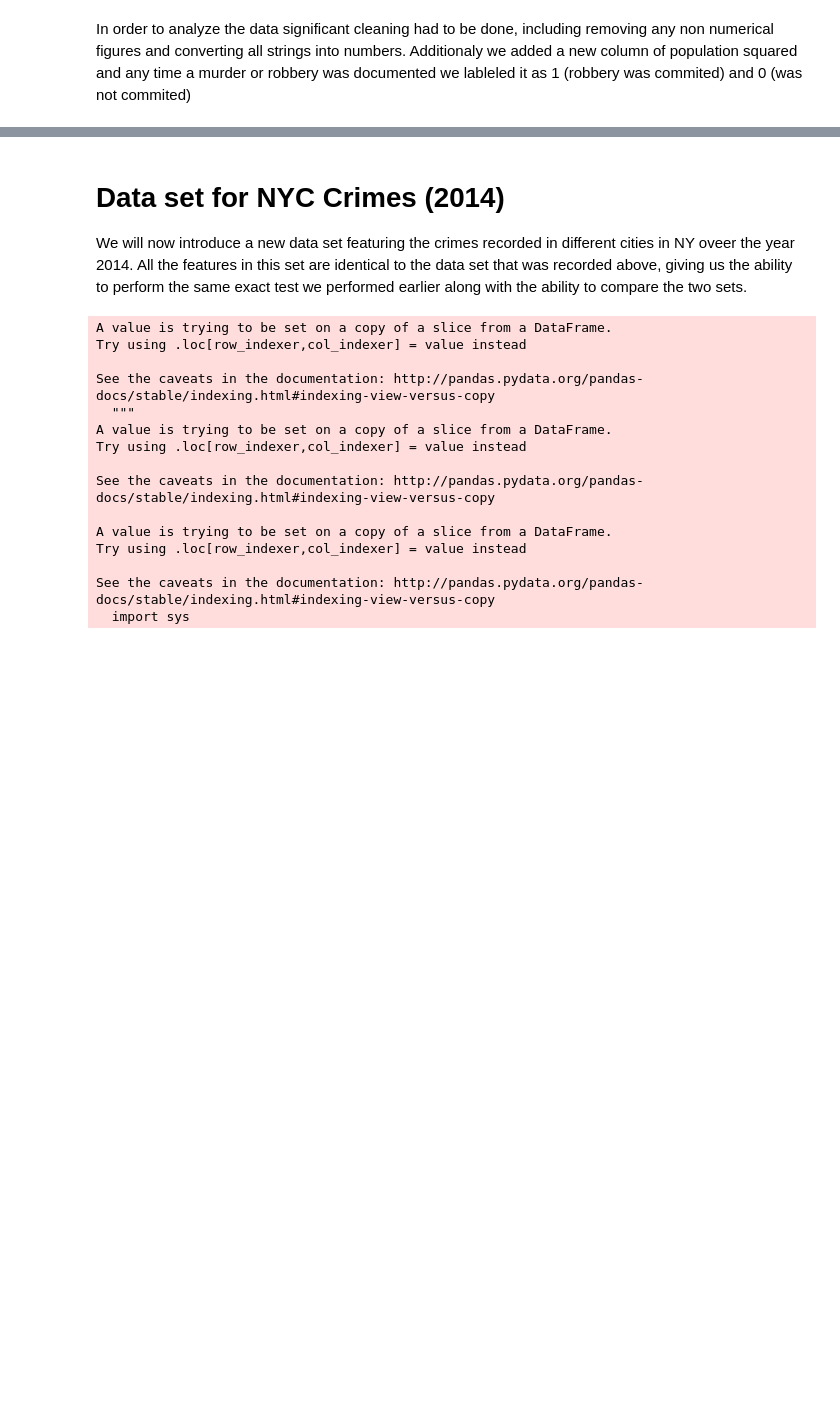
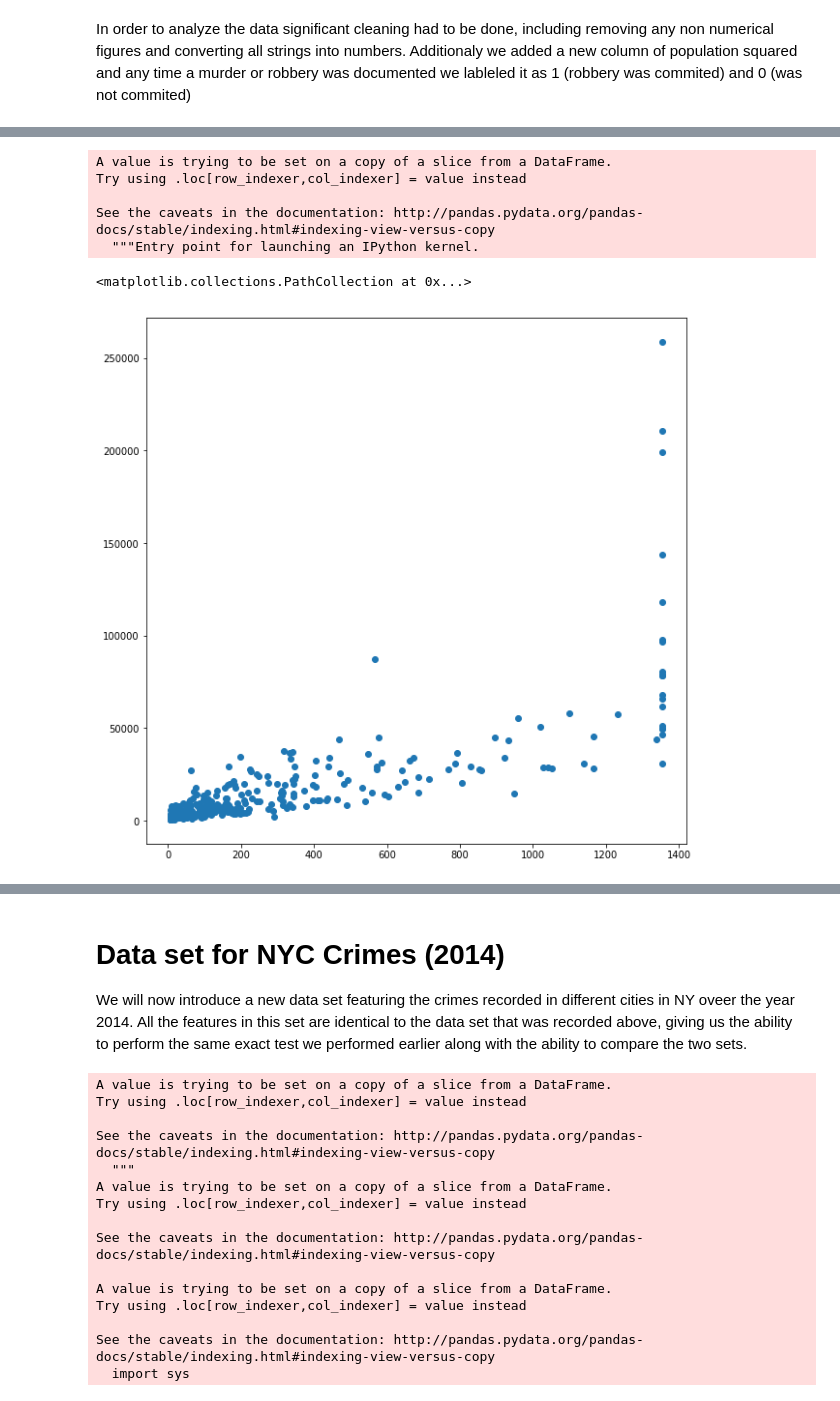
Before and after one commit to ezzanger/Unit2-Lesson-5-Drills-Challenge, a Jupyter notebook: Lesson 5 - Test Drills.ipynb, the cells around one changed output, grey strips where cells are left out. Saved outputs shown, nothing was run; the diff lists cells and outputs as text; code cells hidden in the pictures; blank space fills up the shorter version.

```diff
--- a/Lesson 5 - Test Drills.ipynb
+++ b/Lesson 5 - Test Drills.ipynb
@@ -93,0 +170,6 @@ In order to analyze the data significant cleaning had to be done, including remo
+# %%
+
+crime2013['Population'] = pd.to_numeric(crime2013['Population'])
+crime2013['Robbery'] = pd.to_numeric(crime2013['Robbery'])
+crime2013['Murder'] = pd.to_numeric(crime2013['Murder'])
+crime2013['Property_Crime'] = pd.to_numeric(crime2013['Property_Crime'])
@@ -108,3 +227,3 @@ crime2013['Robbery'] = np.where(crime2013['Robbery'] >= 1, 1, 0)
 # %%
-crime1['per_capita'] = crime1['Property_Crime']/crime1['Population']
-crime1.drop(216, inplace = True)
+crime2013['per_capita'] = crime2013['Property_Crime']/crime2013['Population']
+crime2013.drop(216, inplace = True)
@@ -111,7 +239,13 @@ crime1.drop(216, inplace = True)
 # %%
-
-
-crime1["Property_Crime"] = mstats.winsorize(crime1["Property_Crime"], limits=0.05)
+crime2013["Property_Crime"] = mstats.winsorize(crime2013["Property_Crime"], limits=0.05)
 plt.figure(figsize=(10,10))
-plt.scatter(crime1["Property_Crime"], crime1["Population"])
+plt.scatter(crime2013["Property_Crime"], crime2013["Population"])
+# %% [output]
+A value is trying to be set on a copy of a slice from a DataFrame.
+Try using .loc[row_indexer,col_indexer] = value instead
+
+See the caveats in the documentation: http://pandas.pydata.org/pandas-docs/stable/indexing.html#indexing-view-versus-copy
+  """Entry point for launching an IPython kernel.
+<matplotlib.collections.PathCollection at 0x...>
+[figure, added]
 # %%
```
Also changed, not shown: parts of 36 cells of this notebook.
